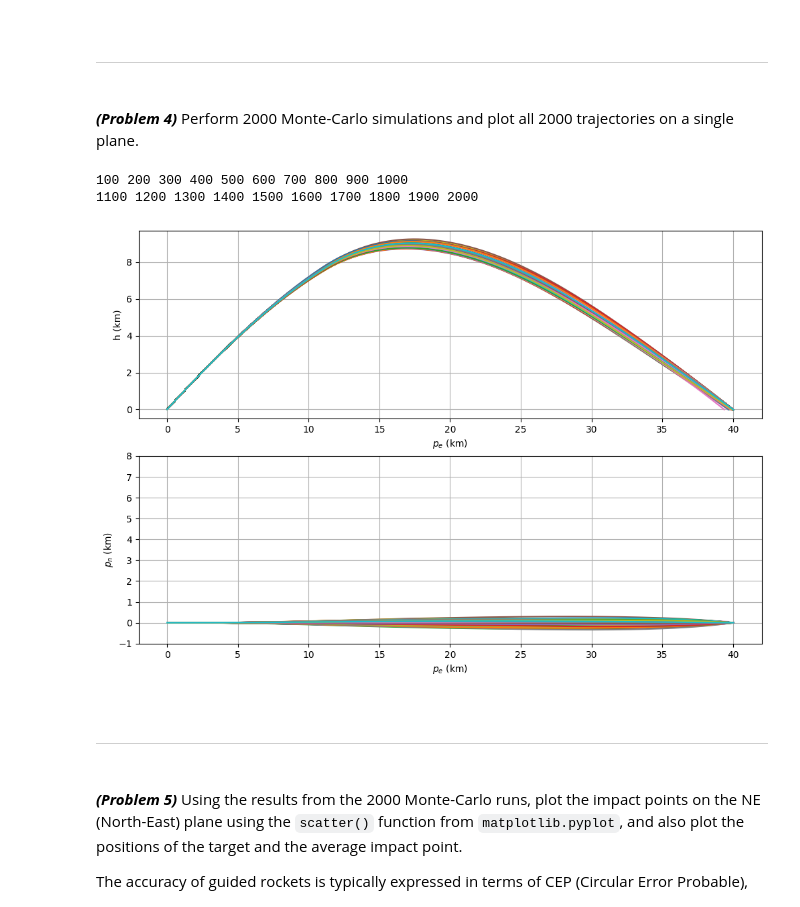
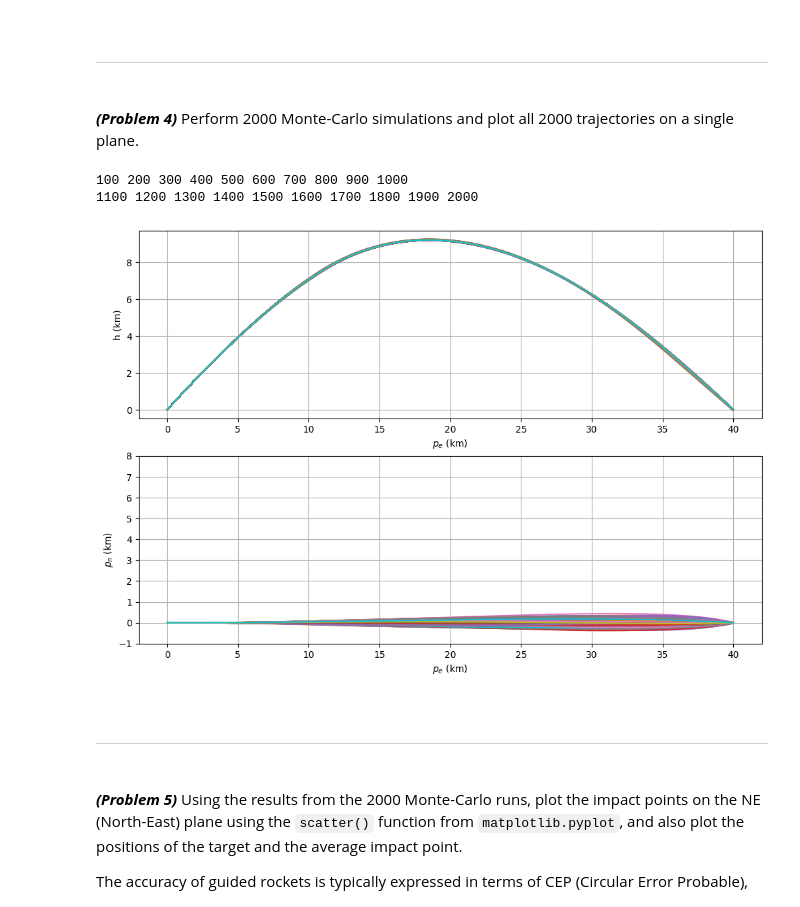
Before and after one commit to imrealhelper/Linear-Algebra, a Jupyter notebook: soft_ware_labs/ase3001_exercises_proportional_navigation_3d.ipynb, the cells around one changed output. Drawn from its saved outputs; the diff is of its cells as text; code cells hidden in the pictures.

```diff
--- a/soft_ware_labs/ase3001_exercises_proportional_navigation_3d.ipynb
+++ b/soft_ware_labs/ase3001_exercises_proportional_navigation_3d.ipynb
@@ -702,6 +702,13 @@ for k in range(N-1):
   v_w[1] += np.random.randn()
   deriv_p = deriv
   if state[k,-1]<0:
+    a_1=state[k,-1]
+    a_2=state[k-1,-1]
+    b_1=state[k,:]
+    b_2=state[k-1,:]
+    prob=a_2/(a_2-a_1)
+    state[k,:]=prob*(b_1-b_2) +b_2
+
     break;
 
 
@@ -820,7 +827,7 @@ pn, pe, h = np.zeros(3)   # position
 init = [V, gamma, psi, pn, pe, h]
 
 # Monte-Carlo simulation parameter
-n_mc = 2000               # number of Monte-Carlo runs
+n_mc = 2000            # number of Monte-Carlo runs
 
 
 
@@ -841,9 +848,15 @@ def simulate(i):
     np.random.seed(i * k + k + i + int(time.time() * 1000) % 2 + int(time.time()%100))
     v_w[0] += np.random.randn()
     v_w[1] += np.random.randn()
-    v_w[2] += np.random.randn()
+    #v_w[2] += np.random.randn()
     deriv_p = deriv
     if state[k,-1]<0:
+      a_1=state[k,-1]
+      a_2=state[k-1,-1]
+      b_1=state[k,:]
+      b_2=state[k-1,:]
+      prob=a_2/(a_2-a_1)
+      state[k,:]=prob*(b_1-b_2) +b_2
       break;
   t_s = t[:k+1]
   state = state[:k+1]
@@ -853,34 +866,34 @@ plt.figure(figsize = [12,8])
 for i in range(1,n_mc+1):
   state = simulate(i)
   States[i] = state
   if i%100 == 0:
     if i %1000!=0:
       print(i,end = " ")
     else:
       print(i)
   plt.subplot(2,1,1)
   plt.plot(state[:,4]/1000, state[:,5]/1000)
   plt.subplot(2,1,2)
 
   plt.plot(state[:,4]/1000, state[:,3]/1000)
   plt.ylim([-1,8])
 plt.subplot(2,1,1)
 plt.grid()
 plt.xlabel(r'$p_e$ (km)')
 plt.ylabel(r'h (km)')
 plt.subplot(2,1,2)
 plt.grid()
 plt.xlabel(r'$p_e$ (km)')
 plt.ylabel(r'$p_n$ (km)')
 plt.show()
 
 
 # your code here #
 ##################
 # %% [output]
 100 200 300 400 500 600 700 800 900 1000
 1100 1200 1300 1400 1500 1600 1700 1800 1900 2000
-[figure, old version]
+[figure, new version]
 # %% [markdown]
 <br>
 
```
Also changed, not shown: parts of 2 cells of this notebook.
